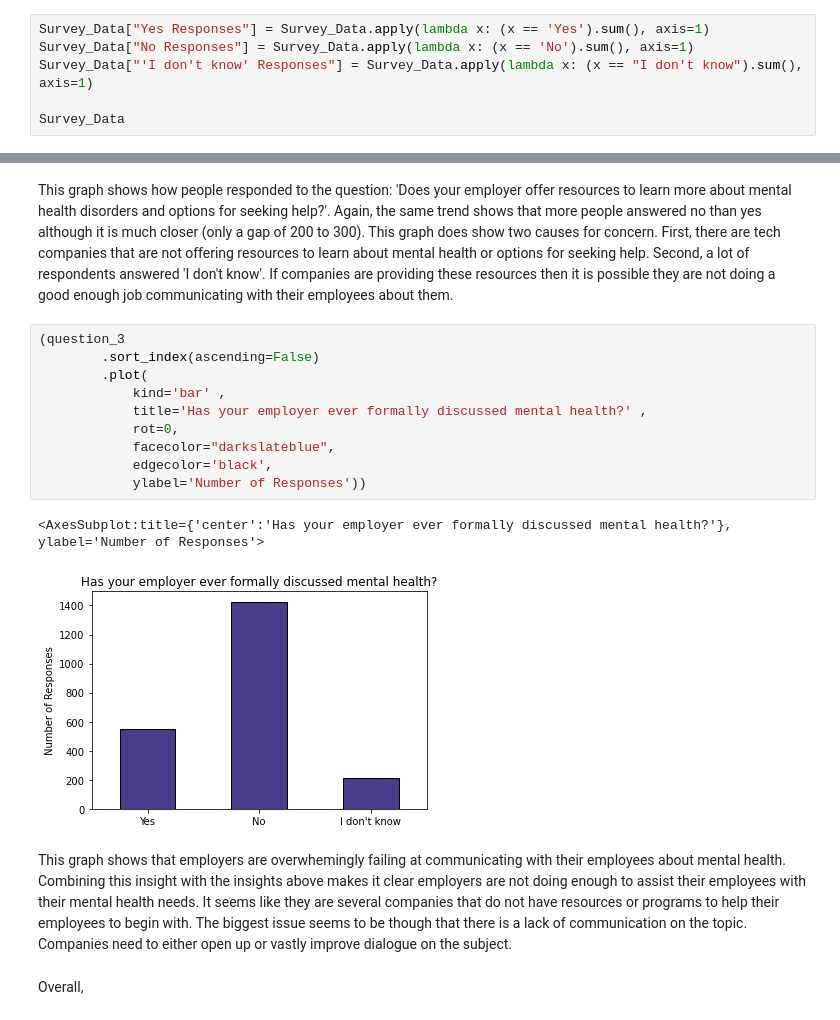
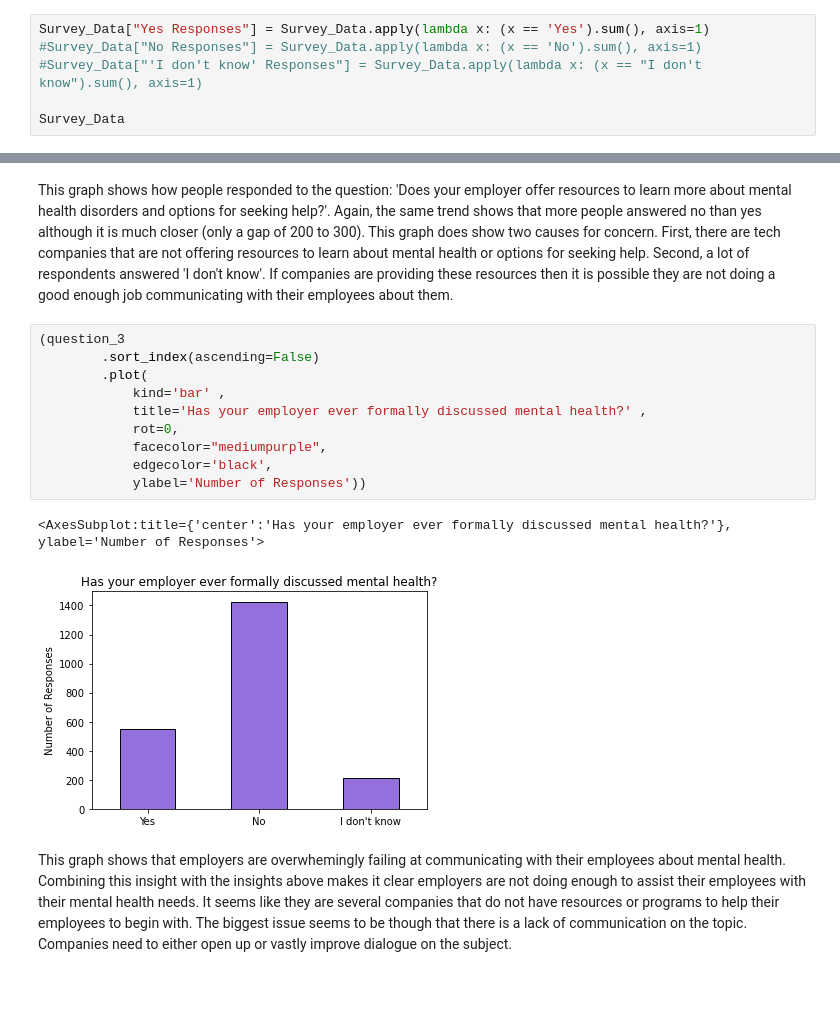
Before and after one commit to Patrick-Bacza/Group-7---Project, a Jupyter notebook: Employer_Analysis.ipynb, the cells around one changed output, grey strips where cells are left out. Cells and saved outputs as stored; diff of their text form; blank space fills up the shorter version.

```diff
--- a/Employer_Analysis.ipynb
+++ b/Employer_Analysis.ipynb
@@ -40,8 +43,8 @@ Survey_Data = Survey_Data.rename(columns ={'Do you know the options for mental h
 Survey_Data = Survey_Data[(Survey_Data['Question 1'] != 'Did Not Answer') & (Survey_Data['Question 2'] != 'Did Not Answer') & (Survey_Data['Question 3'] != 'Did Not Answer') ]
 # %%
 Survey_Data["Yes Responses"] = Survey_Data.apply(lambda x: (x == 'Yes').sum(), axis=1)
-Survey_Data["No Responses"] = Survey_Data.apply(lambda x: (x == 'No').sum(), axis=1)
-Survey_Data["'I don't know' Responses"] = Survey_Data.apply(lambda x: (x == "I don't know").sum(), axis=1)
+#Survey_Data["No Responses"] = Survey_Data.apply(lambda x: (x == 'No').sum(), axis=1)
+#Survey_Data["'I don't know' Responses"] = Survey_Data.apply(lambda x: (x == "I don't know").sum(), axis=1)
 
 Survey_Data
 # %% [output]
@@ -146,17 +160,15 @@ This graph shows how people responded to the question: 'Does your employer offer
 # %%
 (question_3
         .sort_index(ascending=False)
         .plot(
             kind='bar' ,
             title='Has your employer ever formally discussed mental health?' ,
             rot=0,
-            facecolor="darkslateblue",
+            facecolor="mediumpurple",
             edgecolor='black',
             ylabel='Number of Responses'))
 # %% [output]
 <AxesSubplot:title={'center':'Has your employer ever formally discussed mental health?'}, ylabel='Number of Responses'>
-[figure, old version]
+[figure, new version]
 # %% [markdown]
 This graph shows that employers are overwhemingly failing at communicating with their employees about mental health. Combining this insight with the insights above makes it clear employers are not doing enough to assist their employees with their mental health needs. It seems like they are several companies that do not have resources or programs to help their employees to begin with. The biggest issue seems to be though that there is a lack of communication on the topic. Companies need to either open up or vastly improve dialogue on the subject.
-# %% [markdown]
-Overall,
```
Also changed, not shown: parts of 6 cells of this notebook, 1 other file.
